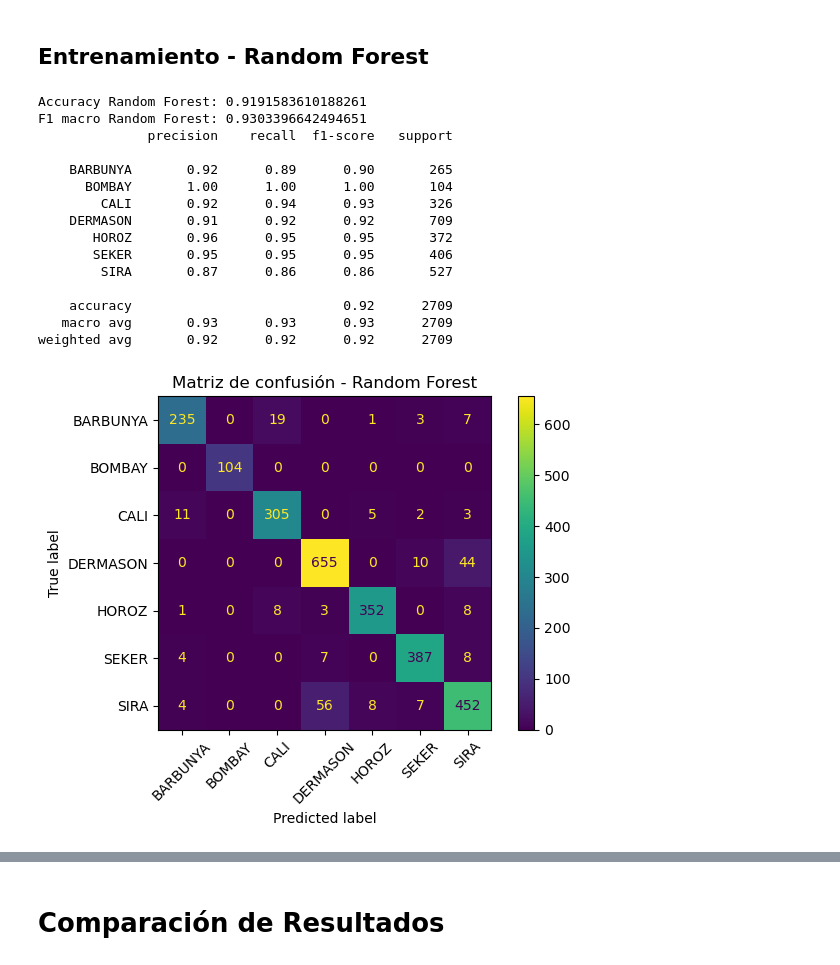
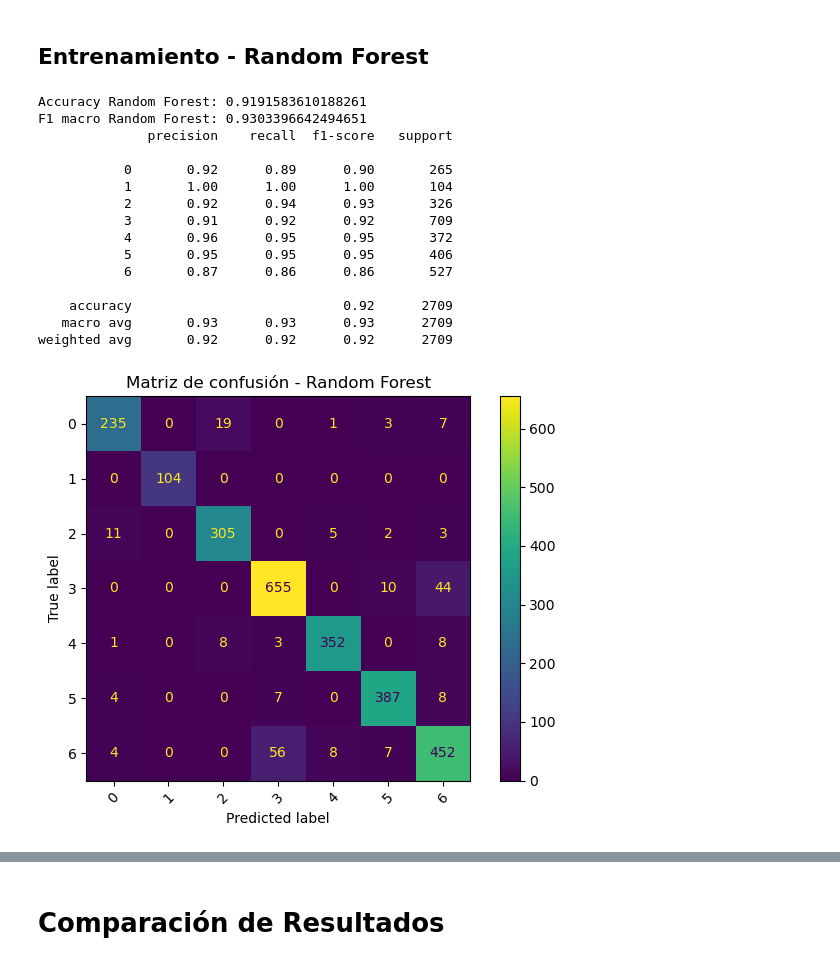
Before and after one commit to jmcajigas/Laboratorio-Dry-Bean-ML, a Jupyter notebook: notebooks/Training.ipynb, the cells around one changed output, grey strips where cells are left out. Saved outputs shown, nothing was run; the diff lists cells and outputs as text; code cells hidden in the pictures.

```diff
--- a/notebooks/Training.ipynb
+++ b/notebooks/Training.ipynb
@@ -5,8 +5,13 @@ import pandas as pd
 import warnings
 warnings.filterwarnings("ignore")
 
-df = pd.read_csv(r'C:\UAO\Gestion IA y DC\laboratorio_drybean_ml\data\processed\dry_beans_clean.csv')
+df = pd.read_csv(r'C:\Users\Arias\Downloads\LLMs\LLMs Project\Laboratorio-Dry-Bean-ML#\data\processed\dry_beans_clean.csv')
 df.head()
 
 X = df.drop(columns="Class")
 y = df["Class"]
+
+# Diagnóstico
+print(f"Tipo de y: {y.dtype}")
+print(f"Valores únicos en y: {y.unique()}")
+print(f"Valores nulos: {y.isnull().sum()}")
@@ -20,3 +29,14 @@ test_size=0.2,
 random_state=42,
 stratify=y
 )
+# %%
+from sklearn.preprocessing import LabelEncoder
+
+# Convertir valores categóricos a números
+le = LabelEncoder()
+y_encoded = le.fit_transform(y)
+y_train_encoded = le.transform(y_train)
+y_test_encoded = le.transform(y_test)
+
+print(f"Clases mapeadas: {dict(zip(le.classes_, range(len(le.classes_))))}")
+print(f"Tipo después del encoding: {type(y_train_encoded[0])}")
@@ -31,14 +54,14 @@ baseline_model = Pipeline(steps=[
 ("scaler", StandardScaler()),
 ("classifier", LogisticRegression(max_iter=1000, random_state=42))
 ])
-baseline_model.fit(X_train, y_train)
+baseline_model.fit(X_train, y_train_encoded)
 
 y_pred_baseline = baseline_model.predict(X_test)
-accuracy_baseline = accuracy_score(y_test, y_pred_baseline)
-f1_baseline = f1_score(y_test, y_pred_baseline, average="macro")
+accuracy_baseline = accuracy_score(y_test_encoded, y_pred_baseline)
+f1_baseline = f1_score(y_test_encoded, y_pred_baseline, average="macro")
 print("Accuracy baseline:", accuracy_baseline)
 print("F1 macro baseline:", f1_baseline)
-print(classification_report(y_test, y_pred_baseline))
+print(classification_report(y_test_encoded, y_pred_baseline))
 # %% [output]
 Accuracy baseline: 0.9191583610188261
 F1 macro baseline: 0.9302365421734592
@@ -77,26 +100,26 @@ n_estimators=200,
 random_state=42,
 class_weight="balanced"
 )
-forest_model.fit(X_train, y_train)
+forest_model.fit(X_train, y_train_encoded)
 
 y_pred_forest = forest_model.predict(X_test)
-accuracy_forest = accuracy_score(y_test, y_pred_forest)
-f1_forest = f1_score(y_test, y_pred_forest, average="macro")
+accuracy_forest = accuracy_score(y_test_encoded, y_pred_forest)
+f1_forest = f1_score(y_test_encoded, y_pred_forest, average="macro")
 print("Accuracy Random Forest:", accuracy_forest)
 print("F1 macro Random Forest:", f1_forest)
-print(classification_report(y_test, y_pred_forest))
+print(classification_report(y_test_encoded, y_pred_forest))
 # %% [output]
 Accuracy Random Forest: 0.9191583610188261
 F1 macro Random Forest: 0.9303396642494651
               precision    recall  f1-score   support
 
-    BARBUNYA       0.92      0.89      0.90       265
-      BOMBAY       1.00      1.00      1.00       104
-        CALI       0.92      0.94      0.93       326
-    DERMASON       0.91      0.92      0.92       709
-       HOROZ       0.96      0.95      0.95       372
-       SEKER       0.95      0.95      0.95       406
-        SIRA       0.87      0.86      0.86       527
+           0       0.92      0.89      0.90       265
+           1       1.00      1.00      1.00       104
+           2       0.92      0.94      0.93       326
+           3       0.91      0.92      0.92       709
+           4       0.96      0.95      0.95       372
+           5       0.95      0.95      0.95       406
+           6       0.87      0.86      0.86       527
 
     accuracy                           0.92      2709
    macro avg       0.93      0.93      0.93      2709
@@ -104,12 +127,12 @@ weighted avg       0.92      0.92      0.92      2709
 # %%
 from sklearn.metrics import ConfusionMatrixDisplay
 ConfusionMatrixDisplay.from_predictions(
-y_test,
+y_test_encoded,
 y_pred_forest,
 xticks_rotation=45
 )
 plt.title("Matriz de confusión - Random Forest")
 plt.tight_layout()
 plt.show()
 # %% [output]
-[figure, old version]
+[figure, new version]
```
Also changed, not shown: parts of 8 cells of this notebook.
